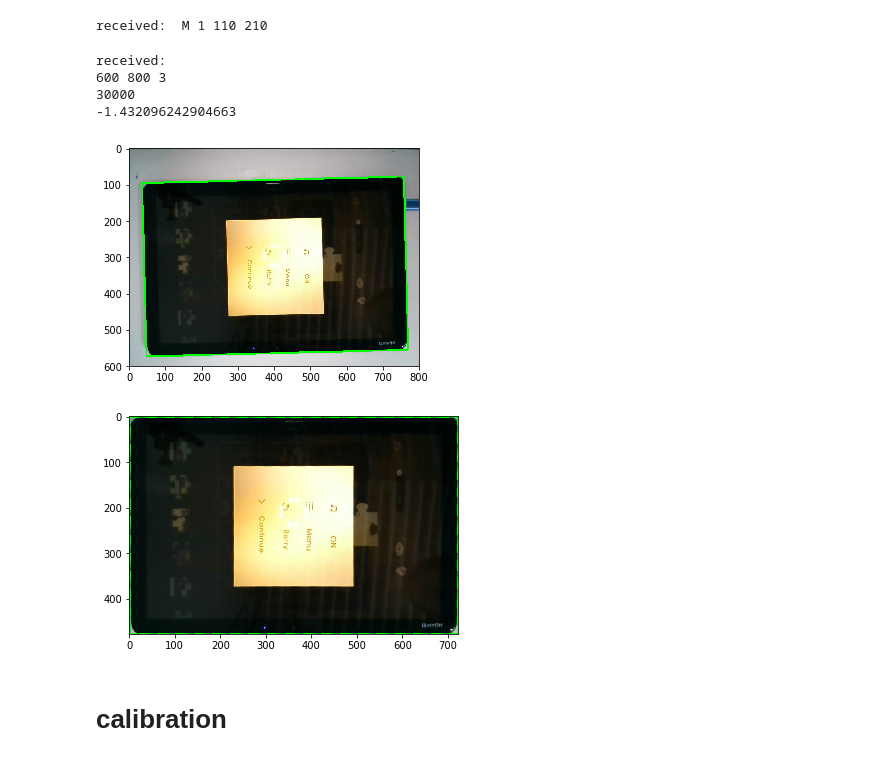
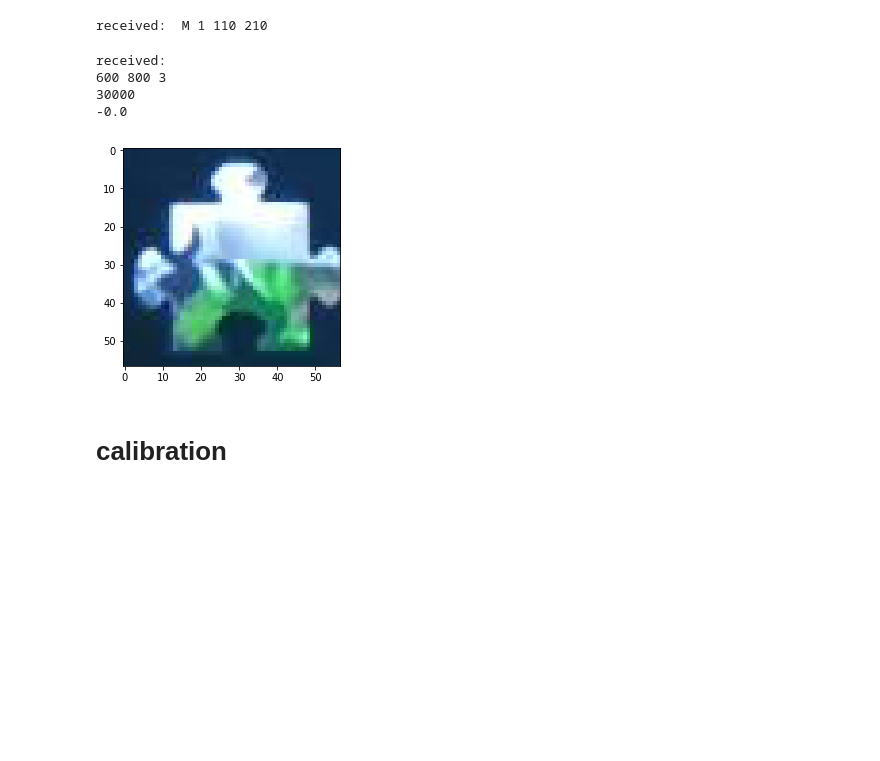
Before and after one commit to yangcyself/JagsawCambot, a Jupyter notebook: pyCyberCtl/Playgame.ipynb, the cells around one changed output. Cells and saved outputs as stored; diff of their text form; code cells hidden in the pictures; blank space fills up the shorter version.

```diff
--- a/pyCyberCtl/Playgame.ipynb
+++ b/pyCyberCtl/Playgame.ipynb
@@ -96,23 +96,45 @@ received:  M 1 125 137
 cli.takAction(1,110,210)
 # %% [output]
 received:  M 1 110 210
-# %%
-test = cli.getPic()
-#plt.imshow(test)
-#cv2.imwrite
-cut = get_Contour(test)
-plt.imshow(test)
-plt.show()
-#cv2.imwrite("cut_pad.png",cut)
-plt.imshow(cut)
-plt.show()
-# %% [output]
-received:
-600 800 3
-30000
--1.432096242904663
-[figure, removed]
-[figure, removed]
+# %%
+def BGR_RGB(img):
+    new_img = cv2.cvtColor(img, cv2.COLOR_BGR2RGB)
+    return new_img
+
+test = cli.getPic()
+#plt.imshow(test)
+# cv2.imwrite("原始图.png",test)
+cut = get_Contour(test)
+cut = BGR_RGB(cut)
+# plt.imshow(BGR_RGB( test))
+# plt.show()
+# plt.imsave("原始图.png",BGR_RGB( test))
+# plt.imsave("截了平板的.png",BGR_RGB(cut))
+#cv2.imwrite("cut_pad.png",cut)
+# plt.imshow(BGR_RGB( cut))
+# plt.show()
+# sor = cutout_target(cut)
+# sor = BGR_RGB(sor)
+# plt.imsave("中心原图.png",sor)
+# plt.imshow(sor)
+# plt.show()
+
+# plt.imsave("pic3.png",cut)
+temp_area = cutout_template_area(cut,cut)
+plt.imshow(temp_area)
+plt.imsave("template_area.png",temp_area)
+temp_pos = []
+temp = cutout_template(cut,cut,temp_pos)
+#temp_pos
+plt.imshow(temp)
+plt.show()
+plt.imsave("a_template.png",temp)
+# %% [output]
+received:
+600 800 3
+30000
+-0.0
+[figure, added]
 # %% [markdown]
 # calibration
 # %%
```
Also changed, not shown: parts of 6 cells of this notebook, 27 other files.
